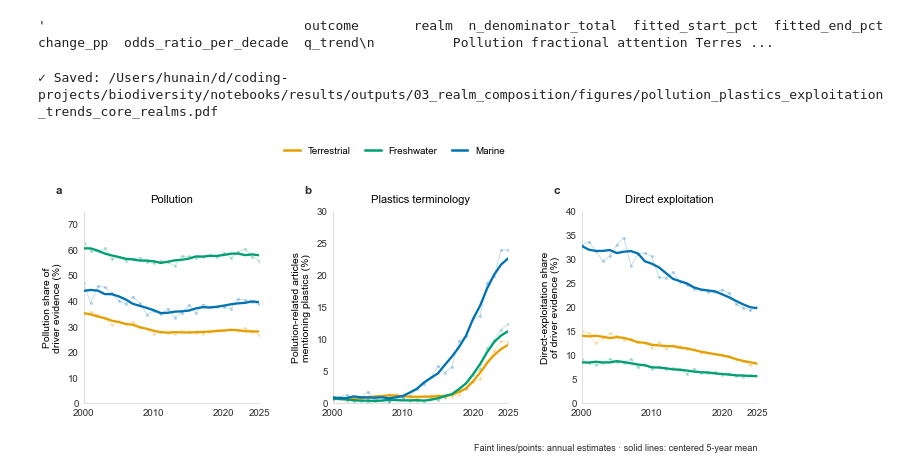
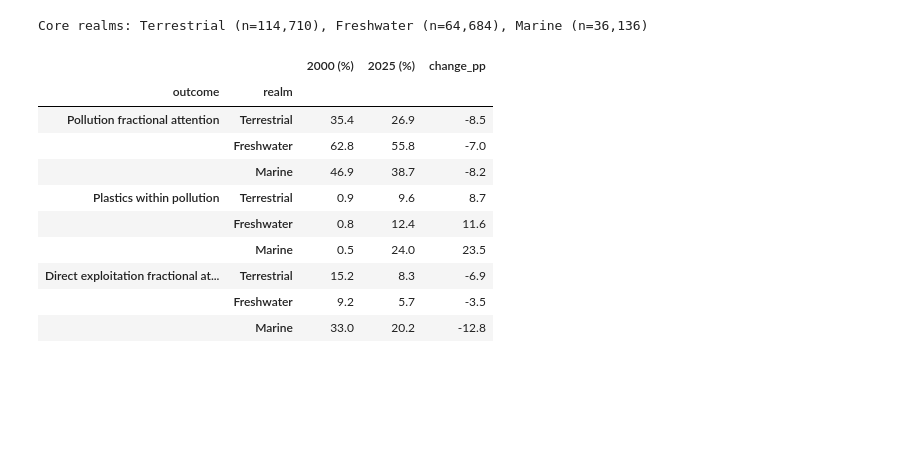
Before and after one commit to hunaindot/biodiversity-change-systematic-map, a Jupyter notebook: notebooks/results/03_realm_composition.ipynb, the cells around one changed output. Cells and saved outputs as stored; diff of their text form; code cells hidden in the pictures; blank space fills up the shorter version.

```diff
--- a/notebooks/results/03_realm_composition.ipynb
+++ b/notebooks/results/03_realm_composition.ipynb
@@ -194,55 +262,48 @@ These are attention and terminology trends, not tests of ecological impact.
 # %%
 nameability_evidence = driver_realm.prepare_pollution_nameability_evidence(
     prepared.evidence,
     corpus_df,
     realm_order=CORE_REALMS,
-    plastics_pattern=PLASTICS_PATTERN,
 )
 nameability_annual = driver_realm.annual_pollution_nameability_summary(
     nameability_evidence,
     realm_order=CORE_REALMS,
-)
-nameability_tests = driver_realm.pollution_nameability_trend_tests(
-    nameability_annual,
-    start_year=START_YEAR,
-    end_year=END_YEAR,
 )
 outcome_order = [
     "Pollution fractional attention",
     "Plastics within pollution",
     "Direct exploitation fractional attention",
 ]
-display(
-    nameability_tests.assign(
-        outcome_rank=lambda frame: frame["outcome"].map(
-            {outcome: position for position, outcome in enumerate(outcome_order)}
-        ),
-        realm_rank=lambda frame: frame["realm"].map(
-            {realm: position for position, realm in enumerate(CORE_REALMS)}
-        ),
+print(
+    "Core realms:",
+    ", ".join(f"{realm} (n={realm_supports[realm]:,})" for realm in CORE_REALMS),
+)
+print()
+endpoints = nameability_annual.loc[
+    nameability_annual["publication_year"].isin((START_YEAR, END_YEAR))
+]
+endpoint_table = (
+    endpoints.pivot(index=["outcome", "realm"], columns="publication_year", values="share_pct")
+    .reindex(
+        pd.MultiIndex.from_product((outcome_order, CORE_REALMS), names=["outcome", "realm"])
     )
-    .sort_values(["outcome_rank", "realm_rank"])
-    [[
-        "outcome", "realm", "n_denominator_total", "fitted_start_pct",
-        "fitted_end_pct", "change_pp", "odds_ratio_per_decade", "q_trend",
-    ]]
-    .round(2)
-    .to_string(index=False)
+    .round(1)
 )
-
-nameability_figure = driver_realm_plotting.plot_pollution_nameability_trends(
-    nameability_annual,
-    realm_order=CORE_REALMS,
-    realm_names=REALM_NAMES,
-    realm_colors=CORE_REALM_COLORS,
-    start_year=START_YEAR,
-    end_year=END_YEAR,
-)
-save_figure(
-    nameability_figure, REALM_CONFIG["pollution_nameability_figure_filename"]
-)
-plt.show()
+endpoint_table.columns = [f"{int(year)} (%)" for year in endpoint_table.columns]
+endpoint_table["change_pp"] = (
+    endpoint_table[f"{END_YEAR} (%)"] - endpoint_table[f"{START_YEAR} (%)"]
+).round(1)
+display(endpoint_table)
 # %% [output]
-'                                 outcome       realm  n_denominator_total  fitted_start_pct  fitted_end_pct  change_pp  odds_ratio_per_decade  q_trend\n          Pollution fractional attention Terres ...
+Core realms: Terrestrial (n=114,710), Freshwater (n=64,684), Marine (n=36,136)
-✓ Saved: /Users/hunain/d/coding-projects/biodiversity/notebooks/results/outputs/03_realm_composition/figures/pollution_plastics_exploitation_trends_core_realms.pdf
-[figure, removed]
+|  |  | 2000 (%) | 2025 (%) | change_pp |
+| outcome | realm |  |  |  |
+| Pollution fractional attention | Terrestrial | 35.4 | 26.9 | -8.5 |
+|  | Freshwater | 62.8 | 55.8 | -7.0 |
+|  | Marine | 46.9 | 38.7 | -8.2 |
+| Plastics within pollution | Terrestrial | 0.9 | 9.6 | 8.7 |
+|  | Freshwater | 0.8 | 12.4 | 11.6 |
+|  | Marine | 0.5 | 24.0 | 23.5 |
+| Direct exploitation fractional at... | Terrestrial | 15.2 | 8.3 | -6.9 |
+|  | Freshwater | 9.2 | 5.7 | -3.5 |
+|  | Marine | 33.0 | 20.2 | -12.8 |
```
Also changed, not shown: parts of 15 cells of this notebook, 7 other files.
